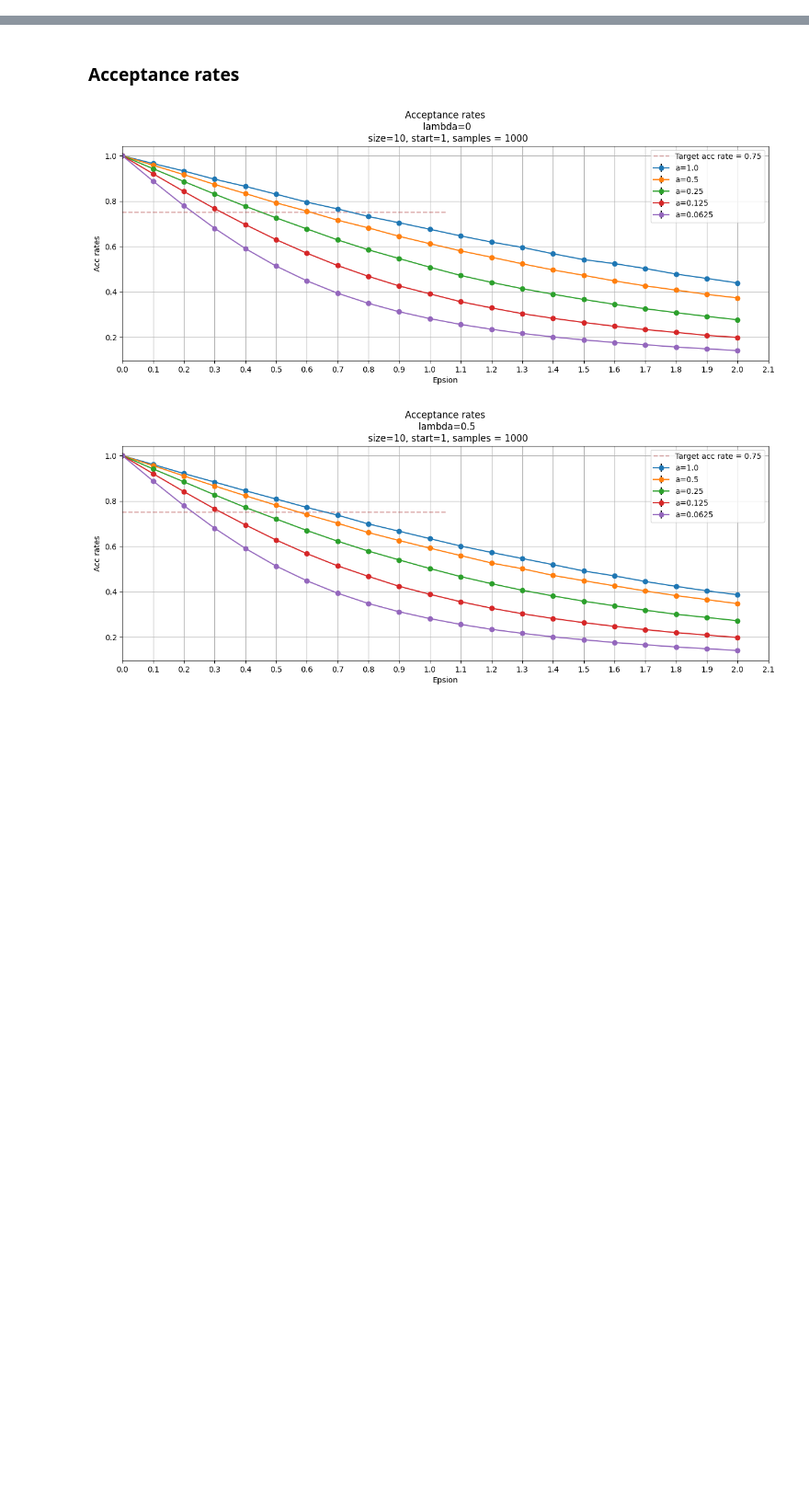
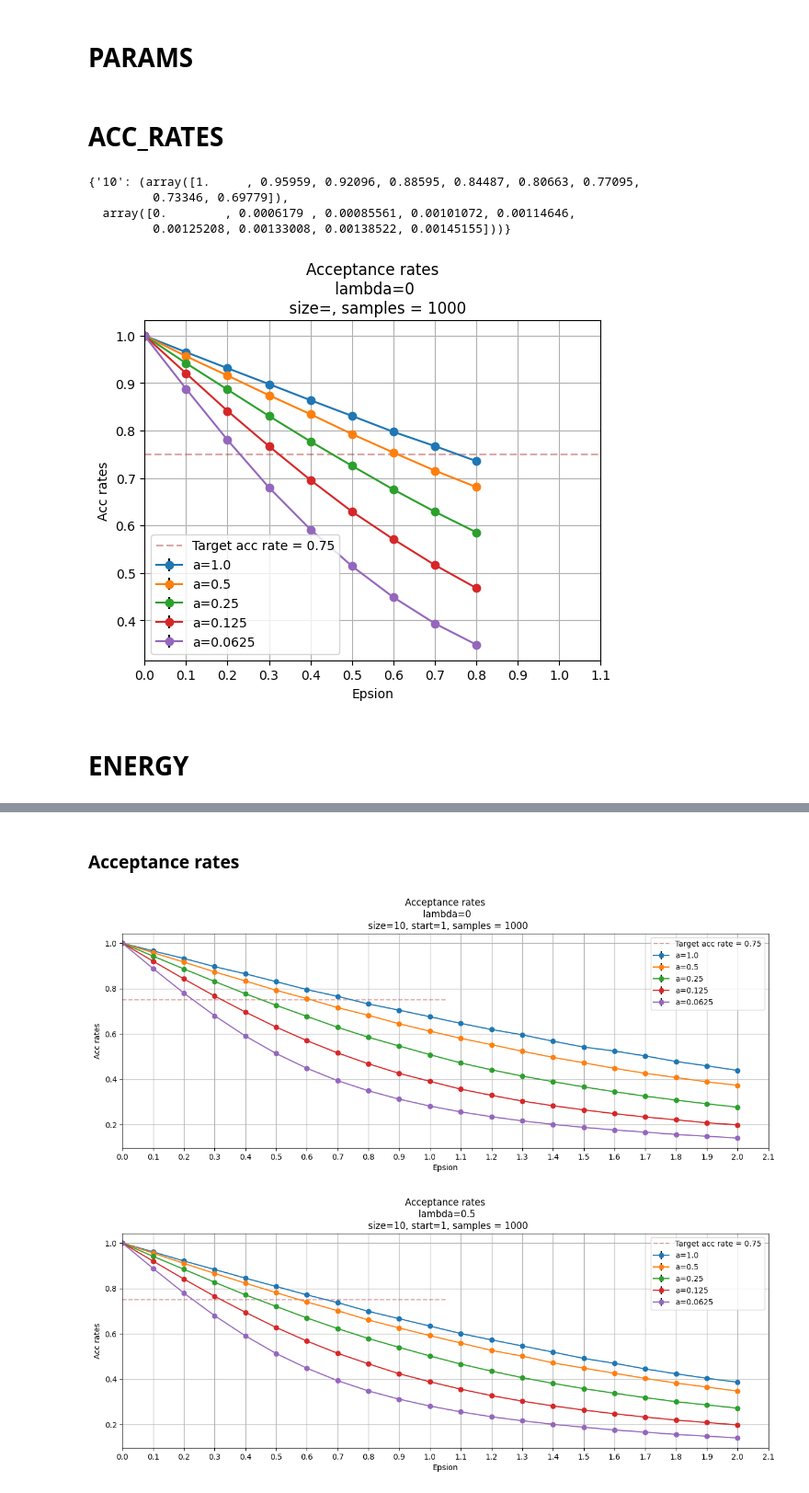
Before and after one commit to SoyAgustin/QF-Path-Integral, a Jupyter notebook: Notebooks_Py/oscillator.ipynb, the cells around one changed output, grey strips where cells are left out. Shown at 92% size. Saved outputs shown, nothing was run; the diff lists cells and outputs as text; code cells hidden in the pictures; blank space fills up the shorter version.

```diff
--- a/Notebooks_Py/oscillator.ipynb
+++ b/Notebooks_Py/oscillator.ipynb
@@ -33,0 +81,2 @@ print(SE(x,1,1.0))
+# %% [markdown]
+# PARAMS
@@ -33,0 +88,2 @@ print(SE(x,1,1.0))
+# %% [markdown]
+# ACC_RATES
@@ -33,0 +115,63 @@ print(SE(x,1,1.0))
+# %%
+acc_rates = {}
+epsilons = np.arange(0,0.9,0.1)
+size = 10
+lambda_ = 0.5
+
+means_acc = np.zeros(len(epsilons))
+errors_acc = np.zeros(len(epsilons))
+
+for i,epsilon in enumerate(epsilons):
+    means_acc[i], errors_acc[i] = main_rates(size,epsilon,lambda_)
+
+acc_rates[str(size)] = (means_acc,errors_acc)
+acc_rates
+# %% [output]
+{'10': (array([1.     , 0.95959, 0.92096, 0.88595, 0.84487, 0.80663, 0.77095,
+         0.73346, 0.69779]),
+  array([0.        , 0.0006179 , 0.00085561, 0.00101072, 0.00114646,
+         0.00125208, 0.00133008, 0.00138522, 0.00145155]))}
+# %%
+sizes = [10,20,40,80,160]
+lambda_ = 0
+acc_lambda_0 = {'10': (np.array([1.     , 0.96529, 0.93141, 0.898  , 0.86404, 0.83095, 0.79734,
+         0.7673 , 0.73562]),
+  np.array([0.        , 0.00057378, 0.0008065 , 0.00094963, 0.00108908,
+         0.00119059, 0.00127542, 0.00134747, 0.00139618])),
+ '20': (np.array([1.      , 0.95679 , 0.915935, 0.87447 , 0.834525, 0.79267 ,
+         0.753685, 0.7156  , 0.680895]),
+  np.array([0.        , 0.00045726, 0.00062979, 0.00074805, 0.0008341 ,
+         0.00090273, 0.00096518, 0.00102294, 0.00105163])),
+ '40': (np.array([1.       , 0.9420525, 0.8863725, 0.8307875, 0.77707  , 0.7257375,
+         0.67565  , 0.6288675, 0.58548  ]),
+  np.array([0.        , 0.00037058, 0.00050696, 0.00059897, 0.00065664,
+         0.00070999, 0.00073329, 0.00075743, 0.0007758 ])),
+ '80': (np.array([1.        , 0.92059125, 0.84140875, 0.76704   , 0.69577125,
+         0.6292925 , 0.57082625, 0.51654375, 0.4679775 ]),
+  np.array([0.        , 0.00030415, 0.00040839, 0.00046875, 0.00050588,
+         0.00054252, 0.00055464, 0.00056153, 0.00055585])),
+ '160': (np.array([1.        , 0.88803438, 0.78014438, 0.67989625, 0.59145625,
+         0.51422313, 0.44852125, 0.39323   , 0.348595  ]),
+  np.array([0.        , 0.00024622, 0.0003255 , 0.00037365, 0.0003881 ,
+         0.00039521, 0.00039535, 0.00039017, 0.00038153]))}
+
+for size in sizes:
+       epsilons = np.arange(0,0.9,0.1)
+       y = acc_lambda_0[str(size)][0]
+       yerr = acc_lambda_0[str(size)][1]
+
+       plt.errorbar(epsilons,y,yerr,marker="o",ls="-",ecolor="k",label=f"a={10/size}")
+
+plt.axhline(0.75,color = "brown",alpha=0.4,ls="--",xmin=0,xmax=1,label="Target acc rate = 0.75") #Objetivo de 0.75 de acc_rate
+plt.xlabel("Epsion")
+plt.ylabel("Acc rates")
+plt.title(f"Acceptance rates\n lambda={lambda_}\n  size={""}, samples = 1000")
+plt.xticks(np.arange(0,1.2,0.1))
+plt.xlim(0)
+plt.grid()
+plt.legend()
+plt.show()
+# %% [output]
+[figure, added]
+# %% [markdown]
+# ENERGY
```
Also changed, not shown: parts of 15 cells of this notebook, 1 other file.
